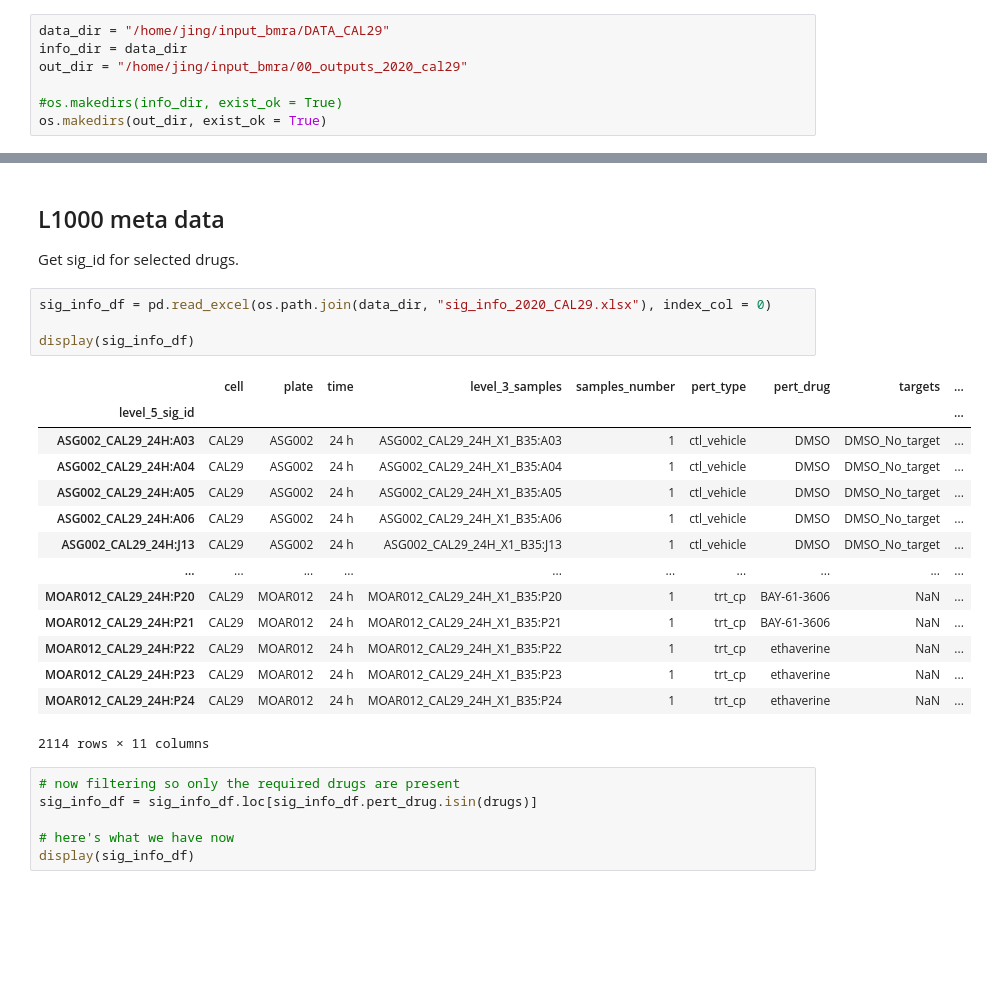
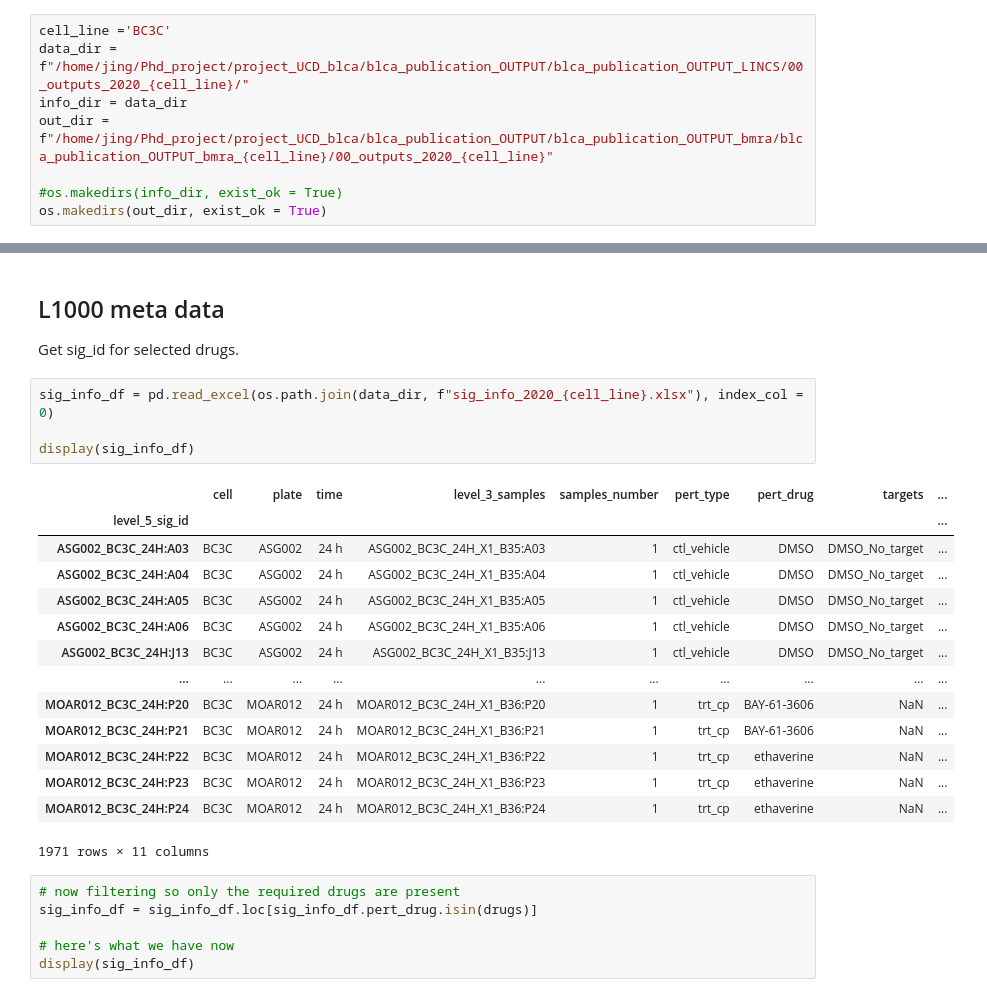
Before and after one commit to jingsday/blca_publication, a Jupyter notebook: blca_publication_Scripts/blca_Scripts_bmra/blca_Scripts_bmra_bc3c/01_data_prep_bc.ipynb, the cells around one changed output, grey strips where cells are left out. Drawn from its saved outputs; the diff is of its cells as text; blank space fills up the shorter version.

```diff
--- a/blca_publication_Scripts/blca_Scripts_bmra/blca_Scripts_bmra_bc3c/01_data_prep_bc.ipynb
+++ b/blca_publication_Scripts/blca_Scripts_bmra/blca_Scripts_bmra_bc3c/01_data_prep_bc.ipynb
@@ -8,9 +8,10 @@ import numpy as np
 import os
 import pickle
 # %%
-data_dir = "/home/jing/input_bmra/DATA_CAL29"
+cell_line ='BC3C'
+data_dir = f"/home/jing/Phd_project/project_UCD_blca/blca_publication_OUTPUT/blca_publication_OUTPUT_LINCS/00_outputs_2020_{cell_line}/"
 info_dir = data_dir
-out_dir = "/home/jing/input_bmra/00_outputs_2020_cal29"
+out_dir = f"/home/jing/Phd_project/project_UCD_blca/blca_publication_OUTPUT/blca_publication_OUTPUT_bmra/blca_publication_OUTPUT_bmra_{cell_line}/00_outputs_2020_{cell_line}"
 
 #os.makedirs(info_dir, exist_ok = True)
 os.makedirs(out_dir, exist_ok = True)
@@ -140,24 +141,24 @@ Drugs list:  37 ['nandrolone', 'JNJ-7706621', 'afatinib', 'ponatinib', 'erlotini
 
 Get sig_id for selected drugs.
 # %%
-sig_info_df = pd.read_excel(os.path.join(data_dir, "sig_info_2020_CAL29.xlsx"), index_col = 0)
+sig_info_df = pd.read_excel(os.path.join(data_dir, f"sig_info_2020_{cell_line}.xlsx"), index_col = 0)
 
 display(sig_info_df)
 # %% [output]
 |  | cell | plate | time | level_3_samples | samples_number | pert_type | pert_drug | targets | ... |
 | level_5_sig_id |  |  |  |  |  |  |  |  | ... |
-| ASG002_CAL29_24H:A03 | CAL29 | ASG002 | 24 h | ASG002_CAL29_24H_X1_B35:A03 | 1 | ctl_vehicle | DMSO | DMSO_No_target | ... |
-| ASG002_CAL29_24H:A04 | CAL29 | ASG002 | 24 h | ASG002_CAL29_24H_X1_B35:A04 | 1 | ctl_vehicle | DMSO | DMSO_No_target | ... |
-| ASG002_CAL29_24H:A05 | CAL29 | ASG002 | 24 h | ASG002_CAL29_24H_X1_B35:A05 | 1 | ctl_vehicle | DMSO | DMSO_No_target | ... |
-| ASG002_CAL29_24H:A06 | CAL29 | ASG002 | 24 h | ASG002_CAL29_24H_X1_B35:A06 | 1 | ctl_vehicle | DMSO | DMSO_No_target | ... |
-| ASG002_CAL29_24H:J13 | CAL29 | ASG002 | 24 h | ASG002_CAL29_24H_X1_B35:J13 | 1 | ctl_vehicle | DMSO | DMSO_No_target | ... |
+| ASG002_BC3C_24H:A03 | BC3C | ASG002 | 24 h | ASG002_BC3C_24H_X1_B35:A03 | 1 | ctl_vehicle | DMSO | DMSO_No_target | ... |
+| ASG002_BC3C_24H:A04 | BC3C | ASG002 | 24 h | ASG002_BC3C_24H_X1_B35:A04 | 1 | ctl_vehicle | DMSO | DMSO_No_target | ... |
+| ASG002_BC3C_24H:A05 | BC3C | ASG002 | 24 h | ASG002_BC3C_24H_X1_B35:A05 | 1 | ctl_vehicle | DMSO | DMSO_No_target | ... |
+| ASG002_BC3C_24H:A06 | BC3C | ASG002 | 24 h | ASG002_BC3C_24H_X1_B35:A06 | 1 | ctl_vehicle | DMSO | DMSO_No_target | ... |
+| ASG002_BC3C_24H:J13 | BC3C | ASG002 | 24 h | ASG002_BC3C_24H_X1_B35:J13 | 1 | ctl_vehicle | DMSO | DMSO_No_target | ... |
 | ... | ... | ... | ... | ... | ... | ... | ... | ... | ... |
-| MOAR012_CAL29_24H:P20 | CAL29 | MOAR012 | 24 h | MOAR012_CAL29_24H_X1_B35:P20 | 1 | trt_cp | BAY-61-3606 | NaN | ... |
-| MOAR012_CAL29_24H:P21 | CAL29 | MOAR012 | 24 h | MOAR012_CAL29_24H_X1_B35:P21 | 1 | trt_cp | BAY-61-3606 | NaN | ... |
-| MOAR012_CAL29_24H:P22 | CAL29 | MOAR012 | 24 h | MOAR012_CAL29_24H_X1_B35:P22 | 1 | trt_cp | ethaverine | NaN | ... |
-| MOAR012_CAL29_24H:P23 | CAL29 | MOAR012 | 24 h | MOAR012_CAL29_24H_X1_B35:P23 | 1 | trt_cp | ethaverine | NaN | ... |
-| MOAR012_CAL29_24H:P24 | CAL29 | MOAR012 | 24 h | MOAR012_CAL29_24H_X1_B35:P24 | 1 | trt_cp | ethaverine | NaN | ... |
+| MOAR012_BC3C_24H:P20 | BC3C | MOAR012 | 24 h | MOAR012_BC3C_24H_X1_B36:P20 | 1 | trt_cp | BAY-61-3606 | NaN | ... |
+| MOAR012_BC3C_24H:P21 | BC3C | MOAR012 | 24 h | MOAR012_BC3C_24H_X1_B36:P21 | 1 | trt_cp | BAY-61-3606 | NaN | ... |
+| MOAR012_BC3C_24H:P22 | BC3C | MOAR012 | 24 h | MOAR012_BC3C_24H_X1_B36:P22 | 1 | trt_cp | ethaverine | NaN | ... |
+| MOAR012_BC3C_24H:P23 | BC3C | MOAR012 | 24 h | MOAR012_BC3C_24H_X1_B36:P23 | 1 | trt_cp | ethaverine | NaN | ... |
+| MOAR012_BC3C_24H:P24 | BC3C | MOAR012 | 24 h | MOAR012_BC3C_24H_X1_B36:P24 | 1 | trt_cp | ethaverine | NaN | ... |
-2114 rows × 11 columns
+1971 rows × 11 columns
 # %%
 # now filtering so only the required drugs are present
 sig_info_df = sig_info_df.loc[sig_info_df.pert_drug.isin(drugs)]
```
Also changed, not shown: parts of 14 cells of this notebook, 3 other files.
